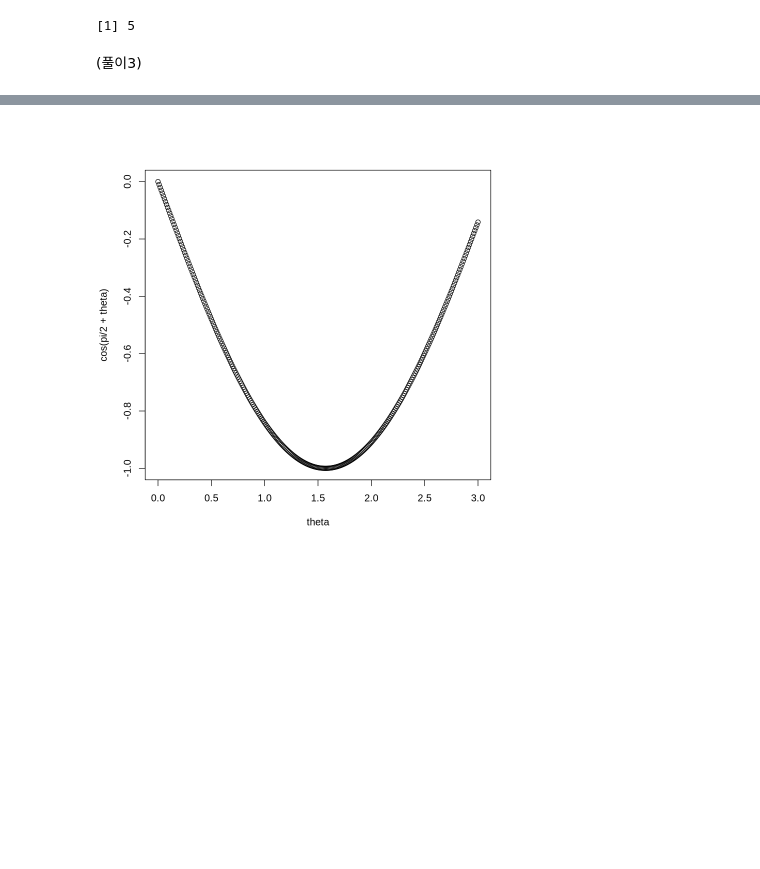
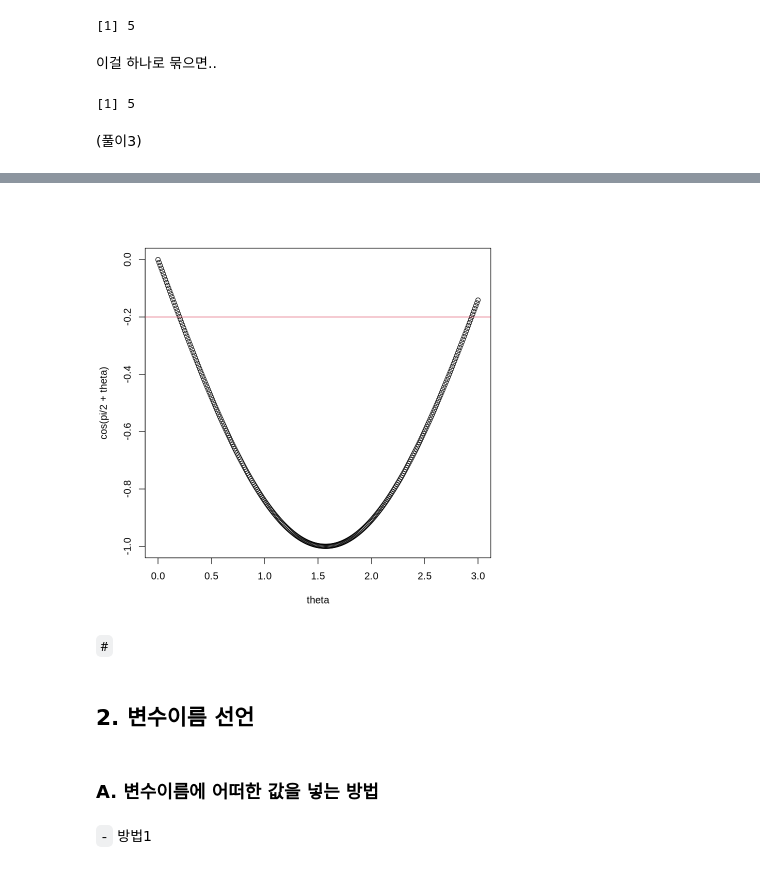
Before and after one commit to guebin/IAB2025-Play, a Jupyter notebook: content/01wk-2.ipynb, the cells around one changed output, grey strips where cells are left out. Cells and saved outputs as stored; diff of their text form; code cells hidden in the pictures; blank space fills up the shorter version.

```diff
--- a/content/01wk-2.ipynb
+++ b/content/01wk-2.ipynb
@@ -29,3 +33,5 @@ acos(-1/5) - pi/2
 sin(0.201357920790331)/(1-cos(0.201357920790331)^2)
 # %% [output]
 [1] 5
+# %% [markdown]
+이걸 하나로 묶으면..
@@ -32,3 +44,7 @@ sin(0.201357920790331)/(1-cos(0.201357920790331)^2)
+# %%
+solve(-0.2)
+# %% [output]
+[1] 5
 # %% [markdown]
 (풀이3)
 # %%
@@ -57,5 +73,14 @@ theta
 [301] 3.00
 # %%
 plot(theta,cos(pi/2+theta))
+abline(h=-0.2,col=2)
 # %% [output]
-[figure, old version]
+[figure, new version]
+# %% [markdown]
+`#`
+# %% [markdown]
+## 2. 변수이름 선언
+# %% [markdown]
+### A. 변수이름에 어떠한 값을 넣는 방법
+# %% [markdown]
+`-` 방법1
```
Also changed, not shown: parts of 55 cells of this notebook, 1 other file.
